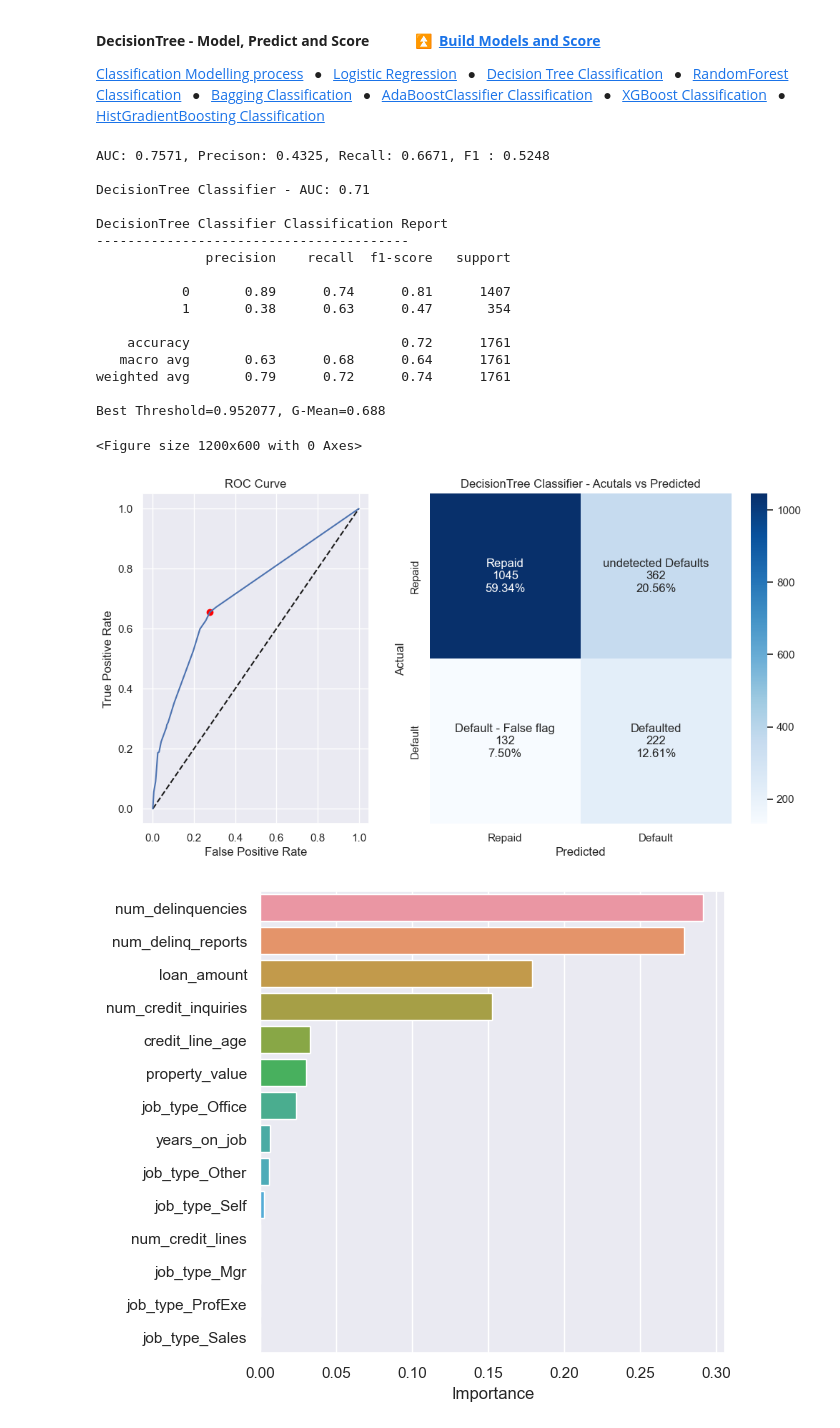
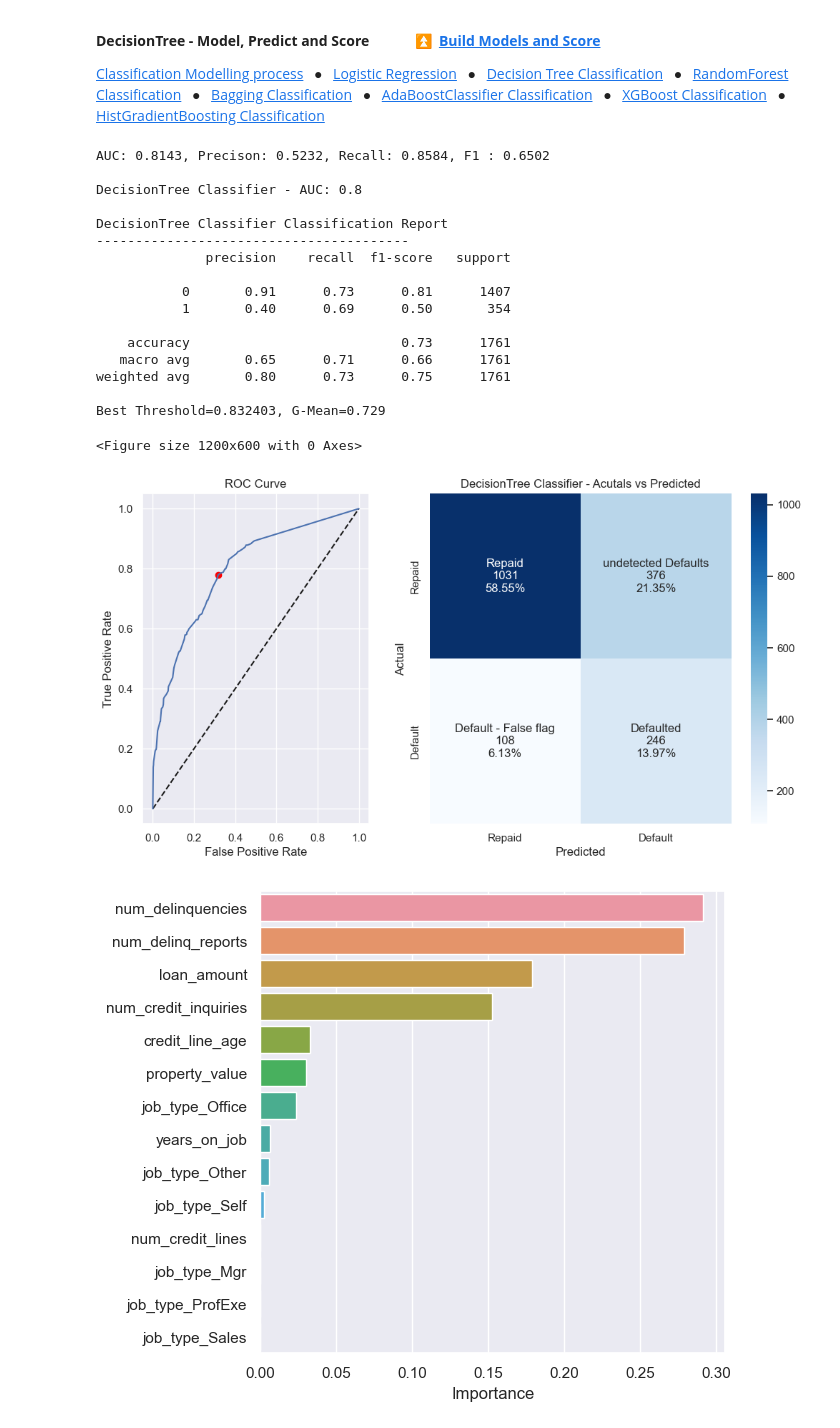
Before and after one commit to cooolbabu/GL-MIT-ADSP-2023, a Jupyter notebook: capstone/CapstoneProjectLoanDefault_LowCode_SreenivasAngaraM3.ipynb, the cells around one changed output. Drawn from its saved outputs; the diff is of its cells as text; code cells hidden in the pictures.

```diff
--- a/capstone/CapstoneProjectLoanDefault_LowCode_SreenivasAngaraM3.ipynb
+++ b/capstone/CapstoneProjectLoanDefault_LowCode_SreenivasAngaraM3.ipynb
@@ -179,7 +179,7 @@ from sklearn import tree
 
 from sklearn.linear_model import LogisticRegression
 from sklearn.tree import DecisionTreeClassifier
-from sklearn.ensemble import RandomForestClassifier, StackingClassifier, BaggingClassifier,
+from sklearn.ensemble import RandomForestClassifier, StackingClassifier, BaggingClassifier, \
     AdaBoostClassifier, HistGradientBoostingClassifier
 from xgboost import XGBClassifier
 from sklearn.svm import SVC
@@ -216,8 +216,8 @@ def make_confusion_matrix(cf,
                           ax=None,
                           cmap='Blues',
                           title=None,
-                          xlabel="Predicted",
-                          ylabel="Actual"):
+                          xlabel="Actual",
+                          ylabel="Predicted"):
     '''
     This function will make a pretty plot of an sklearn Confusion Matrix cm using a Seaborn heatmap visualization.
     Arguments
@@ -1068,48 +1068,48 @@ array([[1113,  294],
 [HistGradientBoosting Classification](#HistGradientBoostingClassifier)
 # %%
 dt_classifier = DecisionTreeClassifier(class_weight="balanced",
-                                       max_depth=5,
+                                       max_depth=25,
                                        min_samples_split=10,
-                                       min_samples_leaf=5,
+                                       min_samples_leaf=10,
                                        max_features=3,
                                        random_state=42)
 
 # Fit the RandomForest model to the selected features
 dt_classifier.fit(X_train, y_train)
 
 ## Train scores
 train_acc = dt_classifier.score(X_train,y_train).round(4)
 pred_train = dt_classifier.predict(X_train).round(4)
 y_scores_train = dt_classifier.predict_proba(X_train).round(4)
 train_recall = metrics.recall_score(y_train,pred_train).round(4)
 train_precision = metrics.precision_score(y_train,pred_train).round(4)
 train_f1 = metrics.f1_score(y_train,pred_train).round(4)
 
 print(f"AUC: {train_acc}, Precison: {train_precision}, Recall: {train_recall}, F1 : {train_f1} \n")
 
 # Make predictions on the test data
 predictions = dt_classifier.predict(X_test)
 y_scores = dt_classifier.predict_proba(X_test)  # Score predictions
 metrics_score2("DecisionTree Classifier", y_test, predictions, y_scores)    # Print metrics
 # %% [output]
-AUC: 0.7571, Precison: 0.4325, Recall: 0.6671, F1 : 0.5248
+AUC: 0.8143, Precison: 0.5232, Recall: 0.8584, F1 : 0.6502
 
-DecisionTree Classifier - AUC: 0.71
+DecisionTree Classifier - AUC: 0.8
 
 DecisionTree Classifier Classification Report
 ----------------------------------------
               precision    recall  f1-score   support
 
-           0       0.89      0.74      0.81      1407
-           1       0.38      0.63      0.47       354
+           0       0.91      0.73      0.81      1407
+           1       0.40      0.69      0.50       354
 
-    accuracy                           0.72      1761
-   macro avg       0.63      0.68      0.64      1761
-weighted avg       0.79      0.72      0.74      1761
+    accuracy                           0.73      1761
+   macro avg       0.65      0.71      0.66      1761
+weighted avg       0.80      0.73      0.75      1761
 
-Best Threshold=0.952077, G-Mean=0.688
+Best Threshold=0.832403, G-Mean=0.729
 <Figure size 1200x600 with 0 Axes>
-[figure, old version]
+[figure, new version]
 # %%
 # Plotting the feature importance for the best RandomForest model found using GridSearch
 importances = dt_classifier.feature_importances_
```
Also changed, not shown: parts of 11 cells of this notebook.
